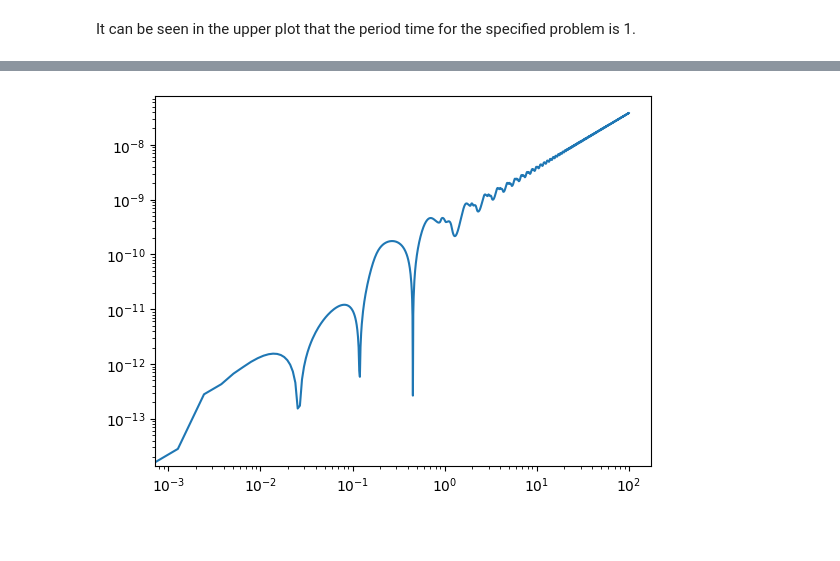
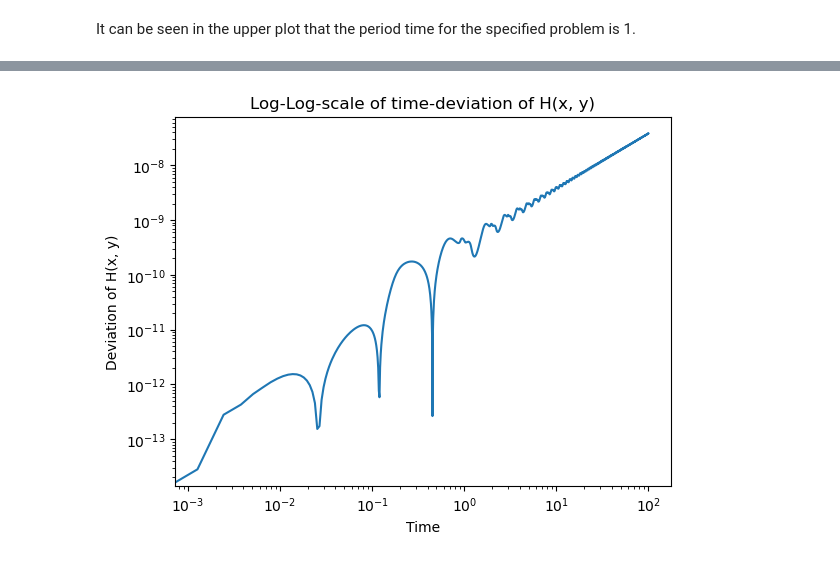
Before and after one commit to varepg/numerical-differential-equations, a Jupyter notebook: project1/project1.ipynb, the cells around one changed output, grey strips where cells are left out. Drawn from its saved outputs; the diff is of its cells as text; code cells hidden in the pictures; blank space fills up the shorter version.

```diff
--- a/project1/project1.ipynb
+++ b/project1/project1.ipynb
@@ -122,18 +120,22 @@ predator_prey_plot(x0, y0, "3x Prey Population.")
 # %%
 u0 = de.u0
 tf = 100
 H = de.get_H()
 
 t_grid, u = adaptive_RK34(f, t0, tf, u0, tol)
 
 x0 = u0[0]
 y0 = u0[1]
 x = u[0, :]
 y = u[1, :]
 
 plt.loglog(t_grid, np.abs(H(x, y)/H(x0, y0) - 1))
+plt.xlabel('Time')
+plt.ylabel('Deviation of H(x, y)')
+plt.title('Log-Log-scale of time-deviation of H(x, y)')
+plt.savefig("plots/task2.1_H_loglog.svg")
 plt.show()
 # %% [output]
-[figure, old version]
+[figure, new version]
 # %%
 plt.plot(t_grid, np.abs(H(x, y)/H(x0, y0) - 1))
```
Also changed, not shown: parts of 16 cells of this notebook.
